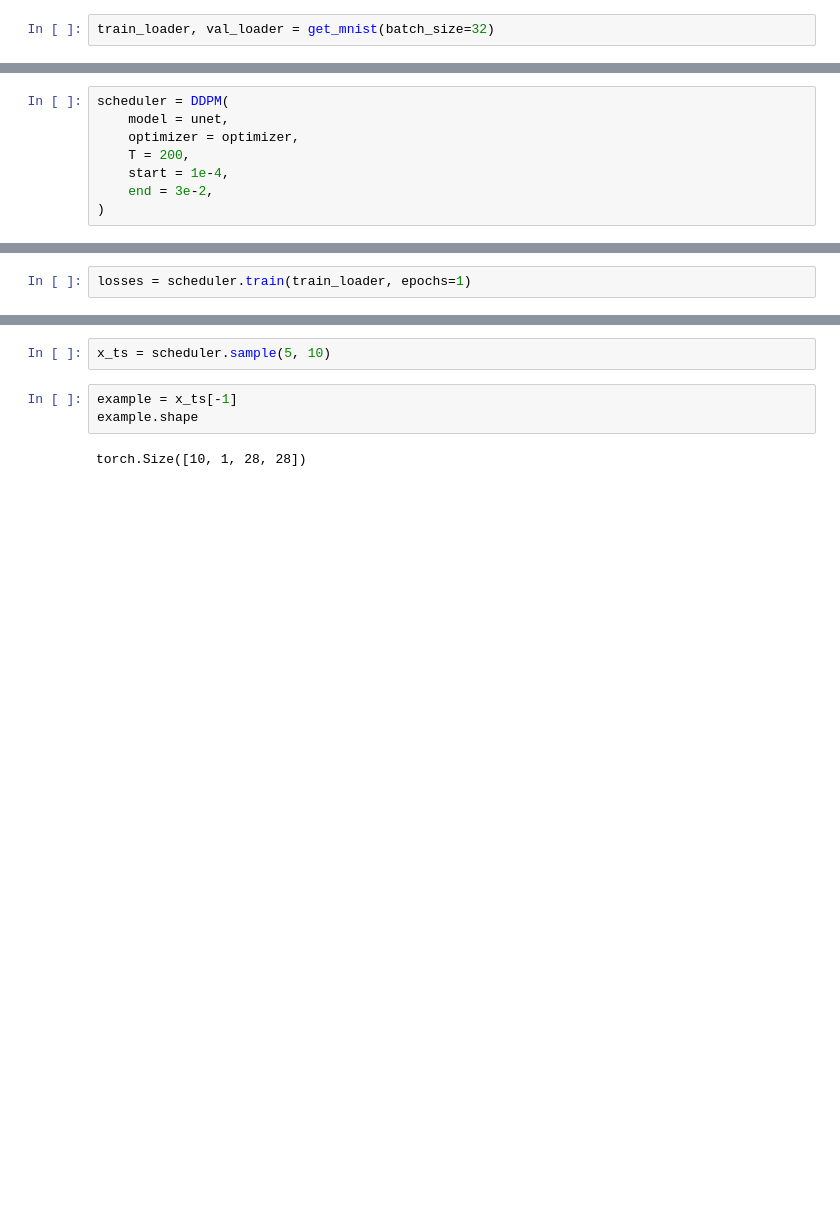
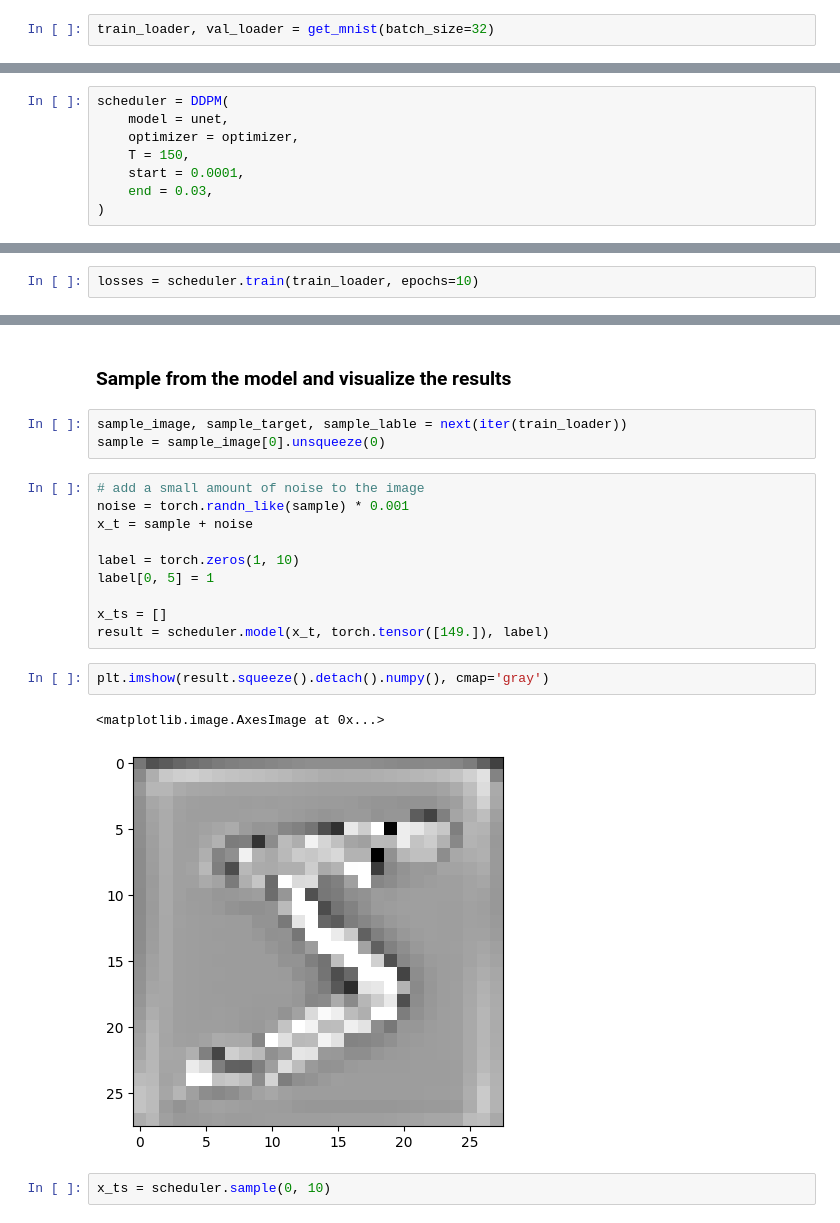
Before and after one commit to acceleratescience/diffusion-models, a Jupyter notebook: diffusion-models/diffusion_part2.ipynb, the cells around one changed output, grey strips where cells are left out. Cells and saved outputs as stored; diff of their text form; blank space fills up the shorter version.

```diff
--- a/diffusion-models/diffusion_part2.ipynb
+++ b/diffusion-models/diffusion_part2.ipynb
@@ -14,7 +27,7 @@ optimizer = optim.AdamW(unet.parameters(), lr=1e-3)
 scheduler = DDPM(
     model = unet,
     optimizer = optimizer,
-    T = 200,
-    start = 1e-4,
-    end = 3e-2,
+    T = 150,
+    start = 0.0001,
+    end = 0.03,
 )
@@ -21,2 +36,2 @@ scheduler = DDPM(
 # %%
-losses = scheduler.train(train_loader, epochs=1)
+losses = scheduler.train(train_loader, epochs=10)
@@ -23,7 +42,22 @@ losses = scheduler.train(train_loader, epochs=1)
+# %% [markdown]
+### Sample from the model and visualize the results
+# %%
+sample_image, sample_target, sample_lable = next(iter(train_loader))
+sample = sample_image[0].unsqueeze(0)
+# %%
+# add a small amount of noise to the image
+noise = torch.randn_like(sample) * 0.001
+x_t = sample + noise
+
+label = torch.zeros(1, 10)
+label[0, 5] = 1
+
+x_ts = []
+result = scheduler.model(x_t, torch.tensor([149.]), label)
+# %%
+plt.imshow(result.squeeze().detach().numpy(), cmap='gray')
+# %% [output]
+<matplotlib.image.AxesImage at 0x...>
+[figure, added]
 # %%
-x_ts = scheduler.sample(5, 10)
+x_ts = scheduler.sample(0, 10)
-# %%
-example = x_ts[-1]
-example.shape
-# %% [output]
-torch.Size([10, 1, 28, 28])
```
Also changed, not shown: parts of 13 cells of this notebook, 6 other files.
